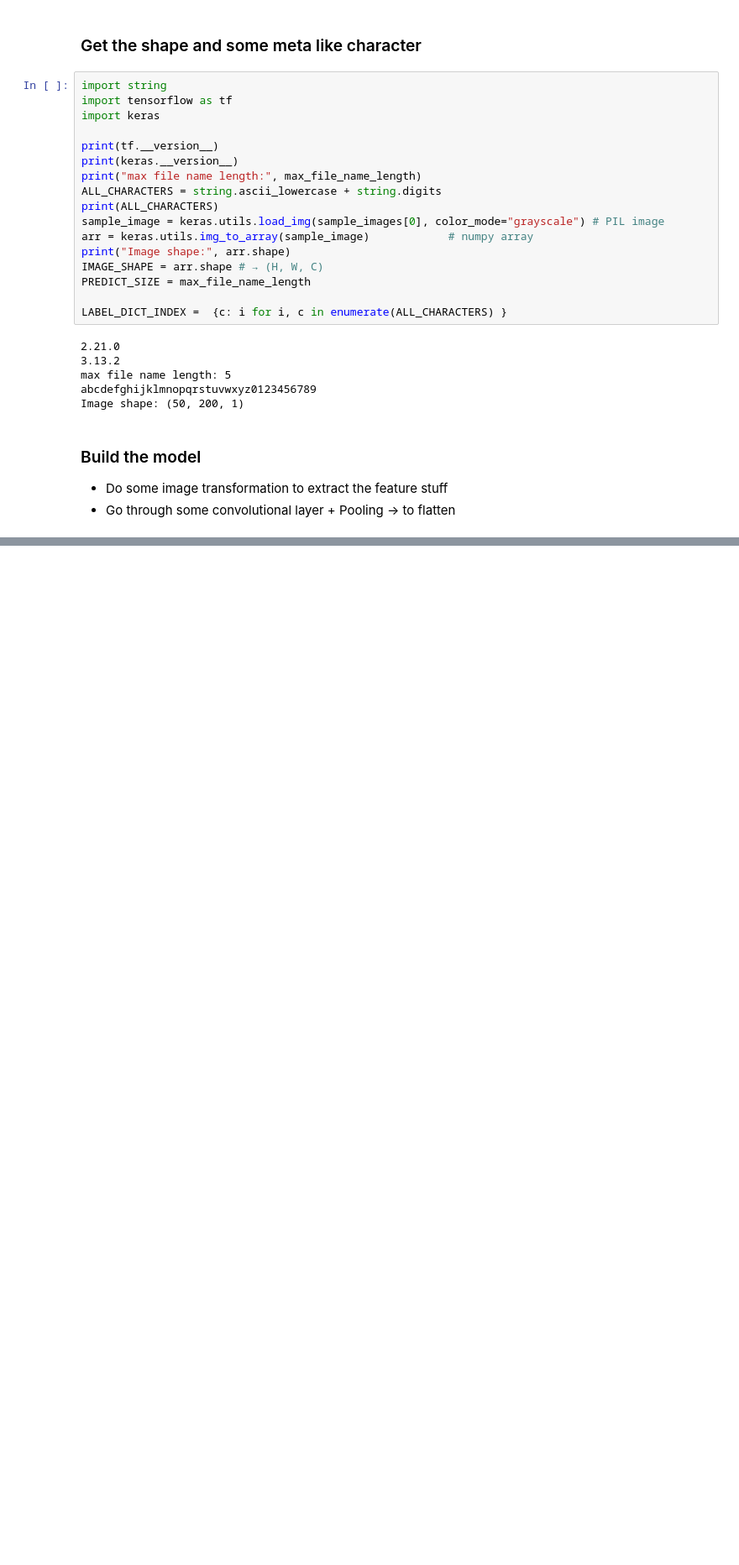
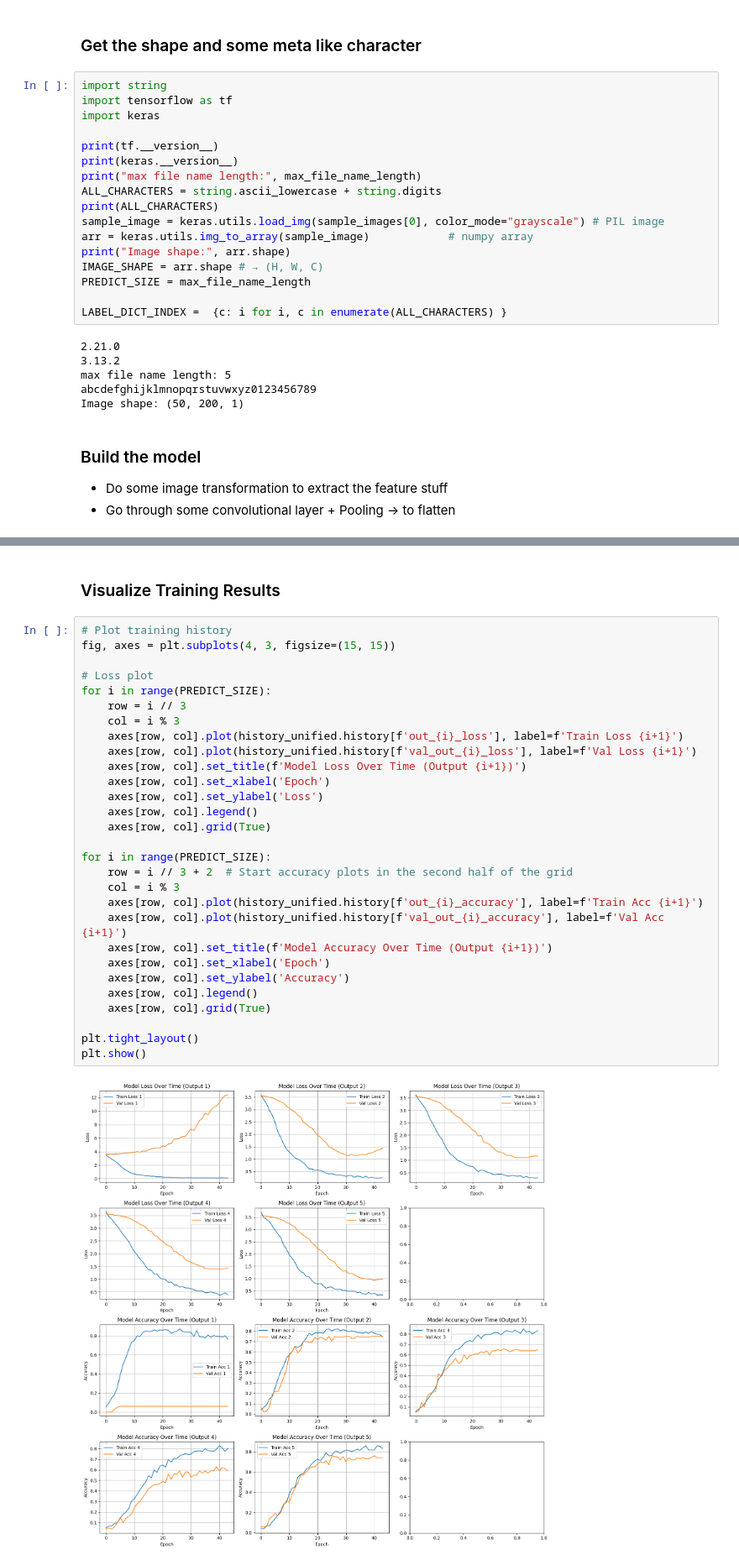
Before and after one commit to anhminh4567/ML_Sentence_Classification, a Jupyter notebook: 03_captcha_solver.ipynb, the cells around one changed output, grey strips where cells are left out. Shown at 84% size. Saved outputs shown, nothing was run; the diff lists cells and outputs as text; blank space fills up the shorter version.

```diff
--- a/03_captcha_solver.ipynb
+++ b/03_captcha_solver.ipynb
@@ -208,0 +521,33 @@ Encoded labels shape: (1070, 5, 36)
+# %% [markdown]
+### Visualize Training Results
+# %%
+# Plot training history
+fig, axes = plt.subplots(4, 3, figsize=(15, 15))
+
+# Loss plot
+for i in range(PREDICT_SIZE):
+    row = i // 3
+    col = i % 3
+    axes[row, col].plot(history_unified.history[f'out_{i}_loss'], label=f'Train Loss {i+1}')
+    axes[row, col].plot(history_unified.history[f'val_out_{i}_loss'], label=f'Val Loss {i+1}')
+    axes[row, col].set_title(f'Model Loss Over Time (Output {i+1})')
+    axes[row, col].set_xlabel('Epoch')
+    axes[row, col].set_ylabel('Loss')
+    axes[row, col].legend()
+    axes[row, col].grid(True)
+
+for i in range(PREDICT_SIZE):
+    row = i // 3 + 2  # Start accuracy plots in the second half of the grid
+    col = i % 3
+    axes[row, col].plot(history_unified.history[f'out_{i}_accuracy'], label=f'Train Acc {i+1}')
+    axes[row, col].plot(history_unified.history[f'val_out_{i}_accuracy'], label=f'Val Acc {i+1}')
+    axes[row, col].set_title(f'Model Accuracy Over Time (Output {i+1})')
+    axes[row, col].set_xlabel('Epoch')
+    axes[row, col].set_ylabel('Accuracy')
+    axes[row, col].legend()
+    axes[row, col].grid(True)
+
+plt.tight_layout()
+plt.show()
+# %% [output]
+[figure, added]
```
Also changed, not shown: parts of 32 cells of this notebook, 5 other files.
